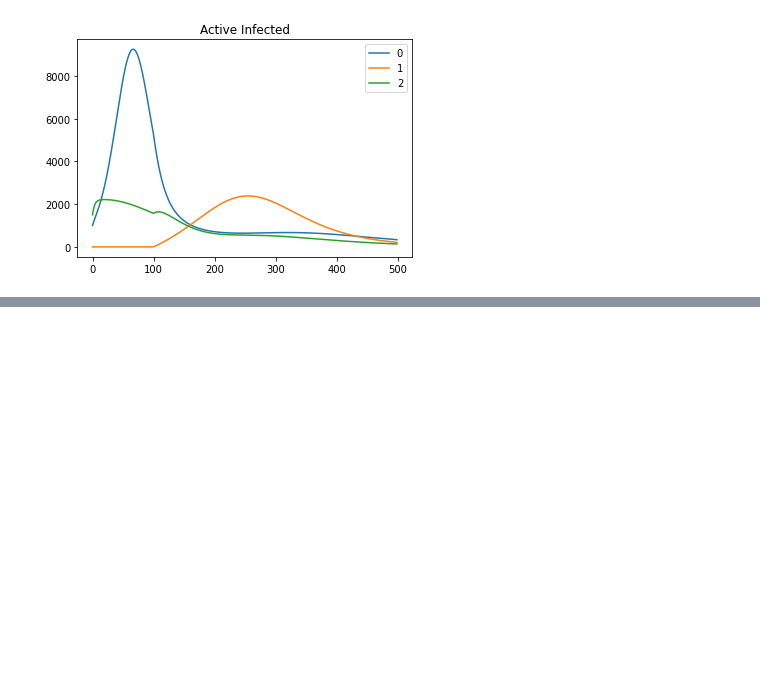
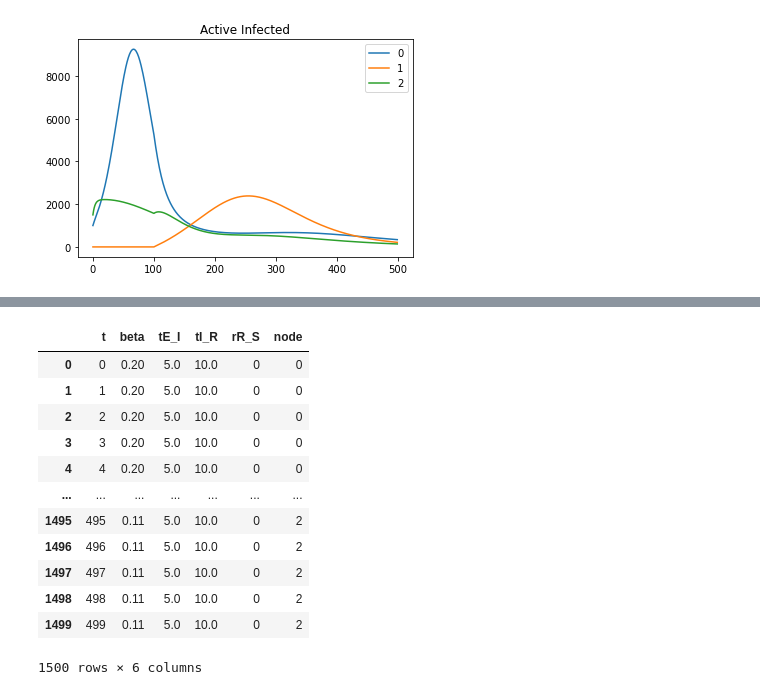
Before and after one commit to DLab/covid19geomodeller, a Jupyter notebook: Examples/SEIRMETA.ipynb, the cells around one changed output, grey strips where cells are left out. Drawn from its saved outputs; the diff is of its cells as text; code cells hidden in the pictures; blank space fills up the shorter version.

```diff
--- a/Examples/SEIRMETA.ipynb
+++ b/Examples/SEIRMETA.ipynb
@@ -66,0 +85,16 @@ plt.show()
+# %%
+seir.params
+# %% [output]
+|  | t | beta | tE_I | tI_R | rR_S | node |
+| 0 | 0 | 0.20 | 5.0 | 10.0 | 0 | 0 |
+| 1 | 1 | 0.20 | 5.0 | 10.0 | 0 | 0 |
+| 2 | 2 | 0.20 | 5.0 | 10.0 | 0 | 0 |
+| 3 | 3 | 0.20 | 5.0 | 10.0 | 0 | 0 |
+| 4 | 4 | 0.20 | 5.0 | 10.0 | 0 | 0 |
+| ... | ... | ... | ... | ... | ... | ... |
+| 1495 | 495 | 0.11 | 5.0 | 10.0 | 0 | 2 |
+| 1496 | 496 | 0.11 | 5.0 | 10.0 | 0 | 2 |
+| 1497 | 497 | 0.11 | 5.0 | 10.0 | 0 | 2 |
+| 1498 | 498 | 0.11 | 5.0 | 10.0 | 0 | 2 |
+| 1499 | 499 | 0.11 | 5.0 | 10.0 | 0 | 2 |
+1500 rows × 6 columns
```
Also changed, not shown: parts of 3 cells of this notebook, 1 other file.
